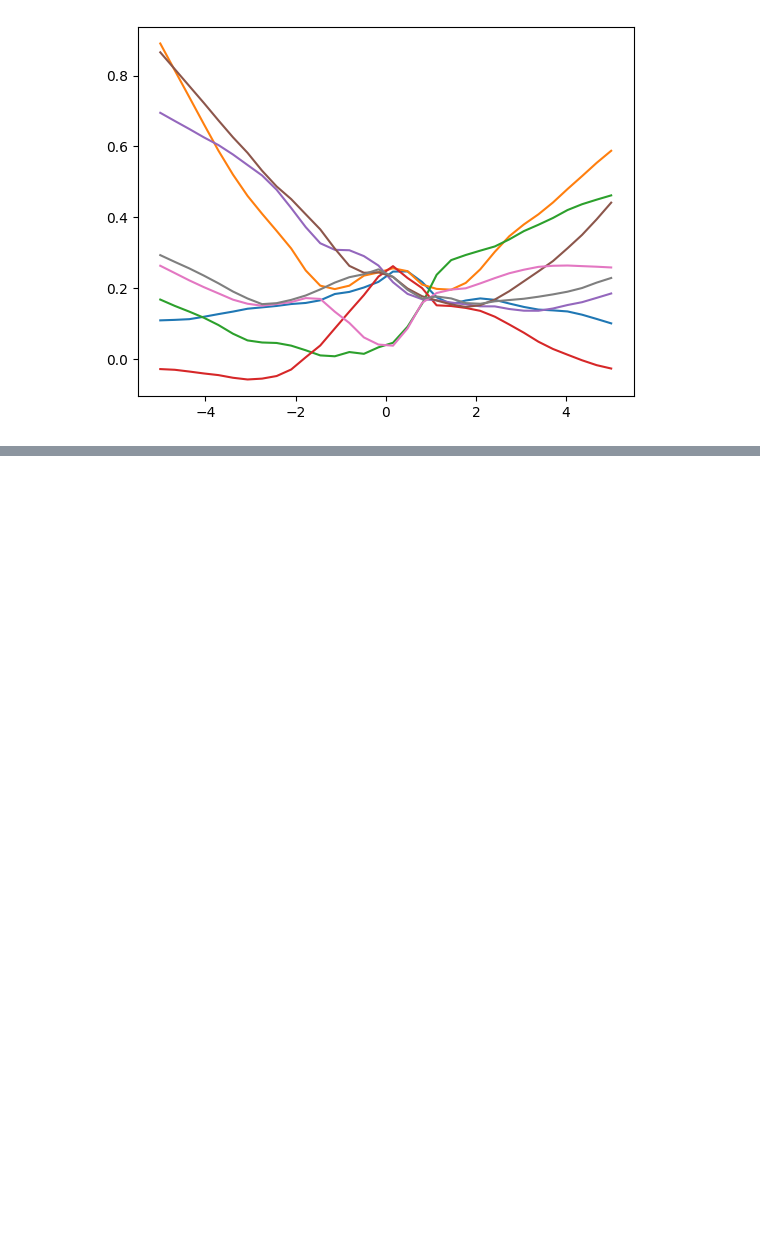
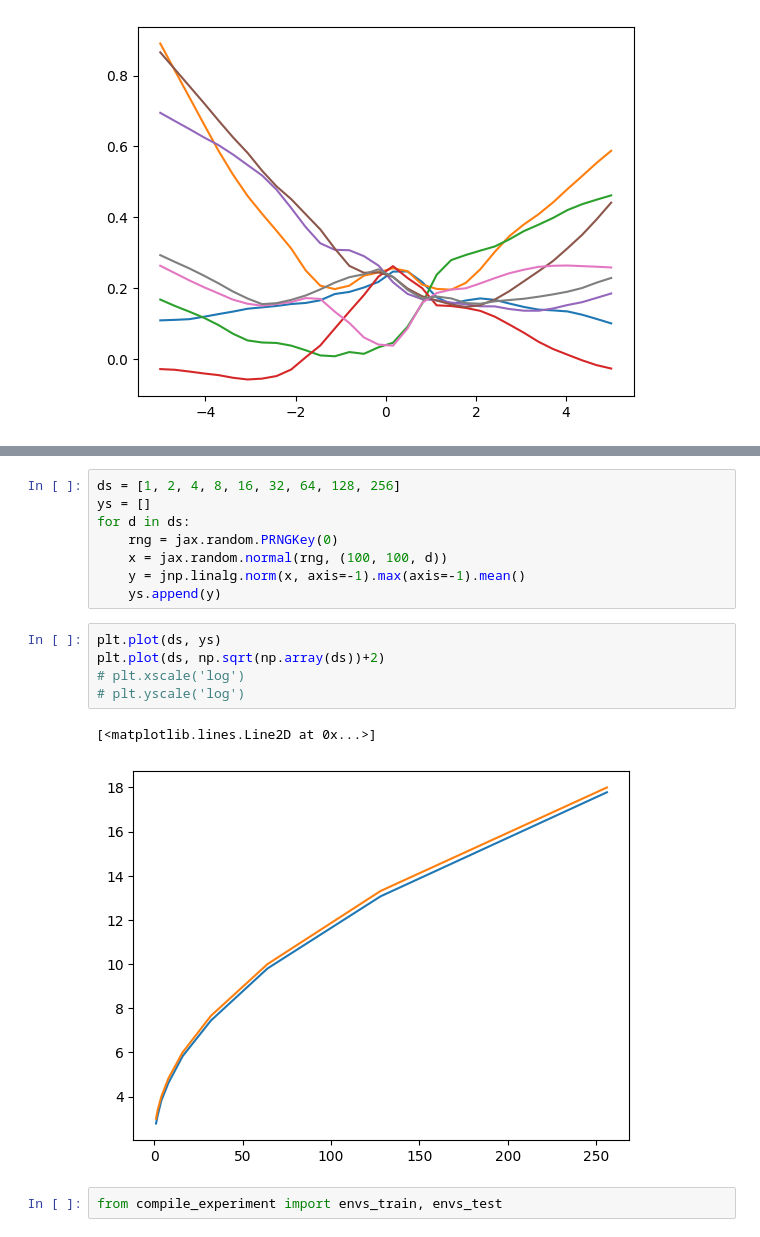
Before and after one commit to akarshkumar0101/synthetic-mdps, a Jupyter notebook: src/temp.ipynb, the cells around one changed output, grey strips where cells are left out. Saved outputs shown, nothing was run; the diff lists cells and outputs as text; blank space fills up the shorter version.

Commit message:
the main experiment in a while

```diff
--- a/src/temp.ipynb
+++ b/src/temp.ipynb
@@ -1025,0 +998,18 @@ for i1, n_layers in enumerate([1, 2, 4, 8, 16]):
+# %%
+ds = [1, 2, 4, 8, 16, 32, 64, 128, 256]
+ys = []
+for d in ds:
+    rng = jax.random.PRNGKey(0)
+    x = jax.random.normal(rng, (100, 100, d))
+    y = jnp.linalg.norm(x, axis=-1).max(axis=-1).mean()
+    ys.append(y)
+# %%
+plt.plot(ds, ys)
+plt.plot(ds, np.sqrt(np.array(ds))+2)
+# plt.xscale('log')
+# plt.yscale('log')
+# %% [output]
+[<matplotlib.lines.Line2D at 0x...>]
+[figure, added]
+# %%
+from compile_experiment import envs_train, envs_test
```
Also changed, not shown: parts of 9 cells of this notebook, 28 other files.
